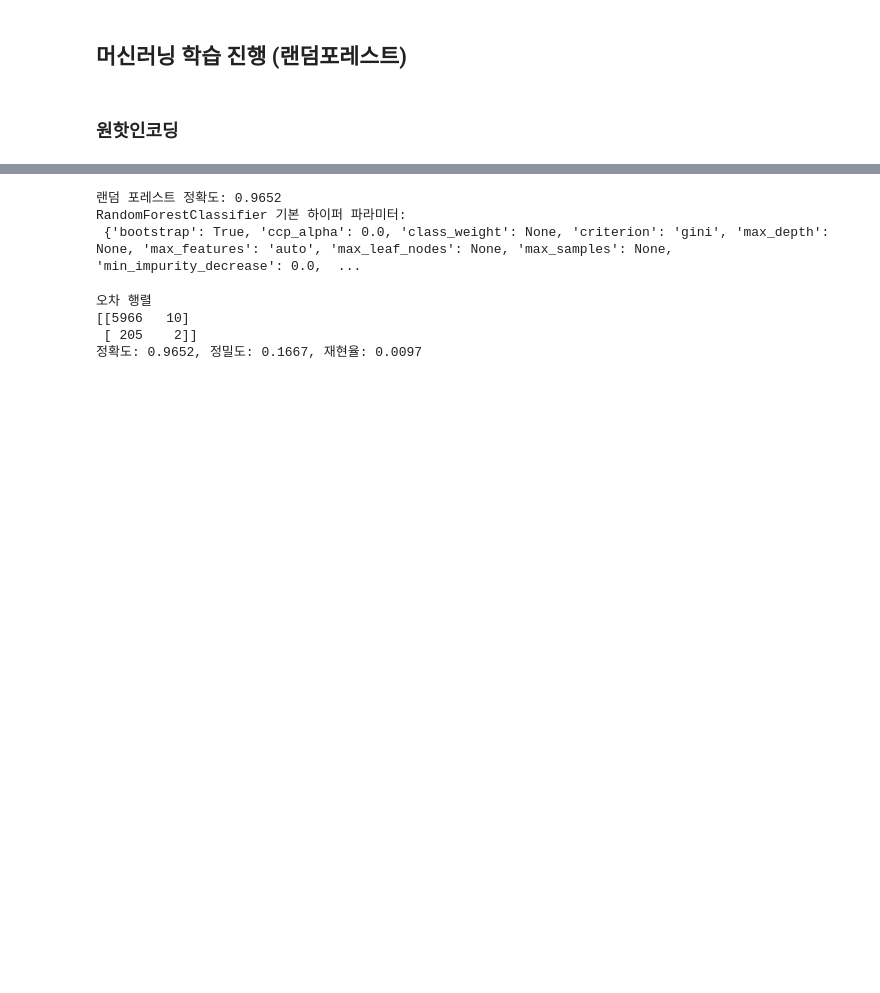
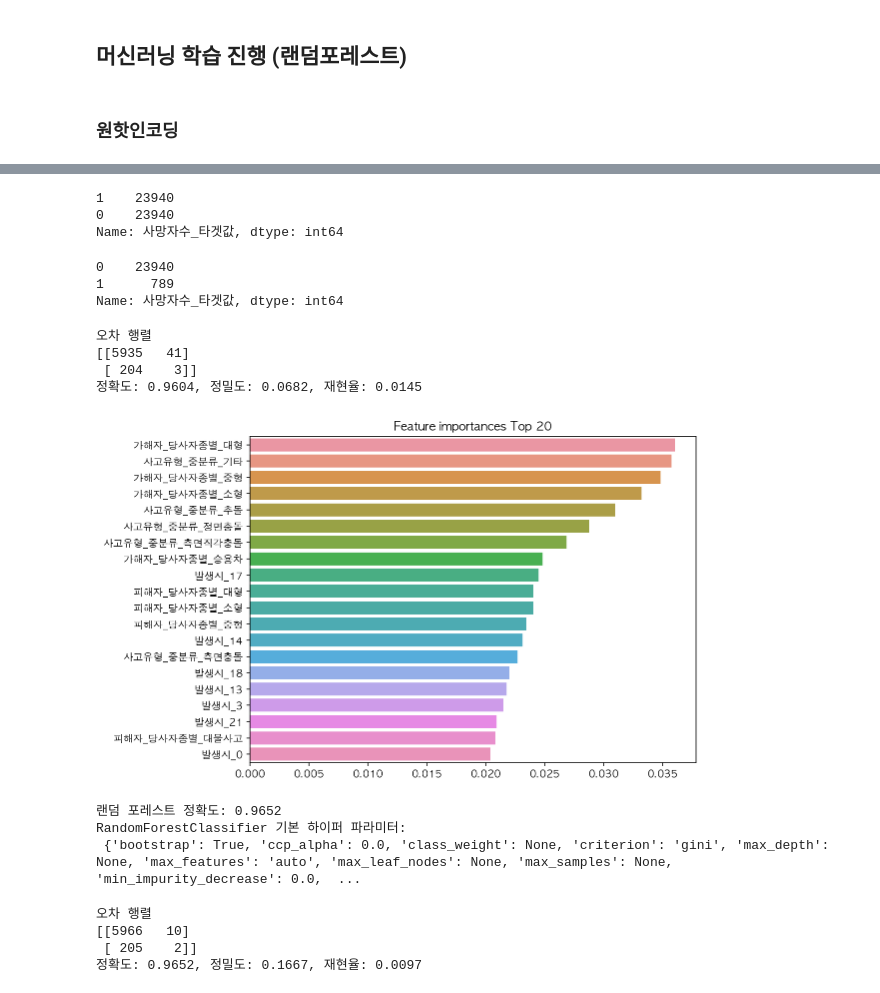
Before and after one commit to TaewoongKong/til_code_share, a Jupyter notebook: 전국교통사망사고 데이터 머신러닝 예측 (분류).ipynb, the cells around one changed output, grey strips where cells are left out. Cells and saved outputs as stored; diff of their text form; code cells hidden in the pictures; blank space fills up the shorter version.

```diff
--- a/전국교통사망사고 데이터 머신러닝 예측 (분류).ipynb
+++ b/전국교통사망사고 데이터 머신러닝 예측 (분류).ipynb
@@ -198,0 +261,12 @@ X_train, X_test, y_train, y_test = train_test_split(X_features_ohe, y_df, test_s
+# %%
+from imblearn.over_sampling import SMOTE
+
+smote = SMOTE(random_state=0)
+X_train_over, y_train_over = smote.fit_sample(X_train, y_train)  # 사이킷런 fit 아닙니다
+# 디폴트가 0.3으로 쪼개짐
+
+print('SMOTE 적용 전 학습용 피처/레이블 데이터 세트: ', X_train.shape, y_train.shape)
+
+# _over : 오버 샘플링 적용
+print('SMOTE 적용 후 학습용 피처/레이블 데이터 세트: ', X_train_over.shape, y_train_over.shape)
+print('SMOTE 적용 후 레이블 값 분포: \n', pd.Series(y_train_over).value_counts())
@@ -198,0 +280,9 @@ X_train, X_test, y_train, y_test = train_test_split(X_features_ohe, y_df, test_s
+# %%
+# 랜덤 포레스트 학습 및 별도의 테스트 셋으로 예측 성능 평가
+rf_clf = RandomForestClassifier(random_state=0)
+rf_clf.fit(X_train_over , X_train_over)
+rf_pred = rf_clf.predict(X_test)
+rf_accuracy = accuracy_score(y_test , rf_pred)
+print('랜덤 포레스트 정확도: {0:.4f}'.format(rf_accuracy))
+
+print('RandomForestClassifier 기본 하이퍼 파라미터:\n', rf_clf.get_params())
@@ -199,3 +329,41 @@ X_train, X_test, y_train, y_test = train_test_split(X_features_ohe, y_df, test_s
+# %%
+y_train_over.value_counts()
+# %% [output]
+1    23940
+0    23940
+Name: 사망자수_타겟값, dtype: int64
+# %%
+y_train.value_counts()
+# %% [output]
+0    23940
+1      789
+Name: 사망자수_타겟값, dtype: int64
+# %%
+from sklearn.tree import DecisionTreeClassifier
+from sklearn.metrics import accuracy_score
+
+dt_clf = DecisionTreeClassifier(random_state=156)
+dt_clf.fit(X_train , y_train)
+dt_pred = dt_clf.predict(X_test)
+
+
+get_clf_eval(y_test, dt_pred)
+# %% [output]
+오차 행렬
+[[5935   41]
+ [ 204    3]]
+정확도: 0.9604, 정밀도: 0.0682, 재현율: 0.0145
+# %%
+ftr_importances_values = rf_clf.feature_importances_
+ftr_importances = pd.Series(ftr_importances_values,index=X_train.columns  )
+ftr_top20 = ftr_importances.sort_values(ascending=False)[:20]
+
+plt.figure(figsize=(8,6))
+plt.title('Feature importances Top 20')
+sns.barplot(x=ftr_top20 , y = ftr_top20.index)
+plt.show()
+# %% [output]
+[figure, added]
 # %%
 # 랜덤 포레스트 학습 및 별도의 테스트 셋으로 예측 성능 평가
 rf_clf = RandomForestClassifier(random_state=0)
```
Also changed, not shown: parts of 22 cells of this notebook.
